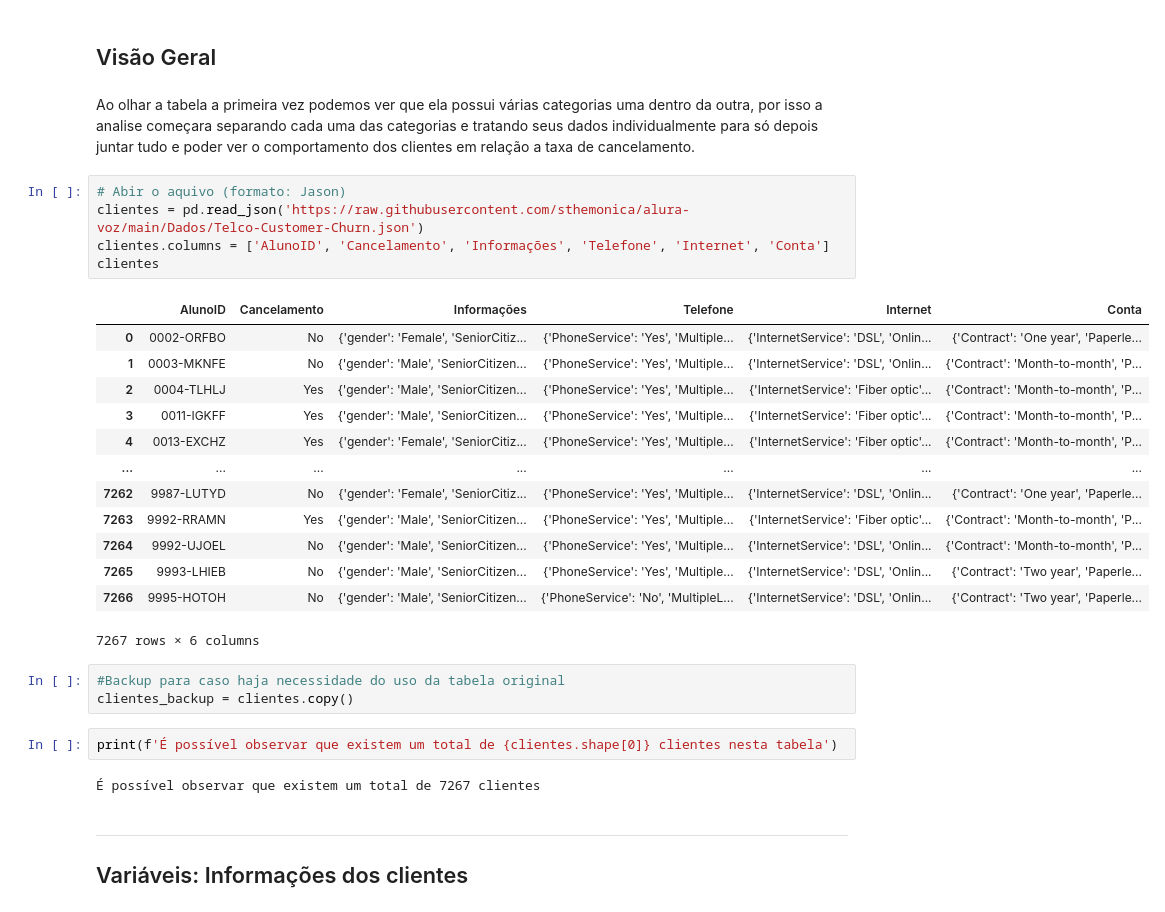
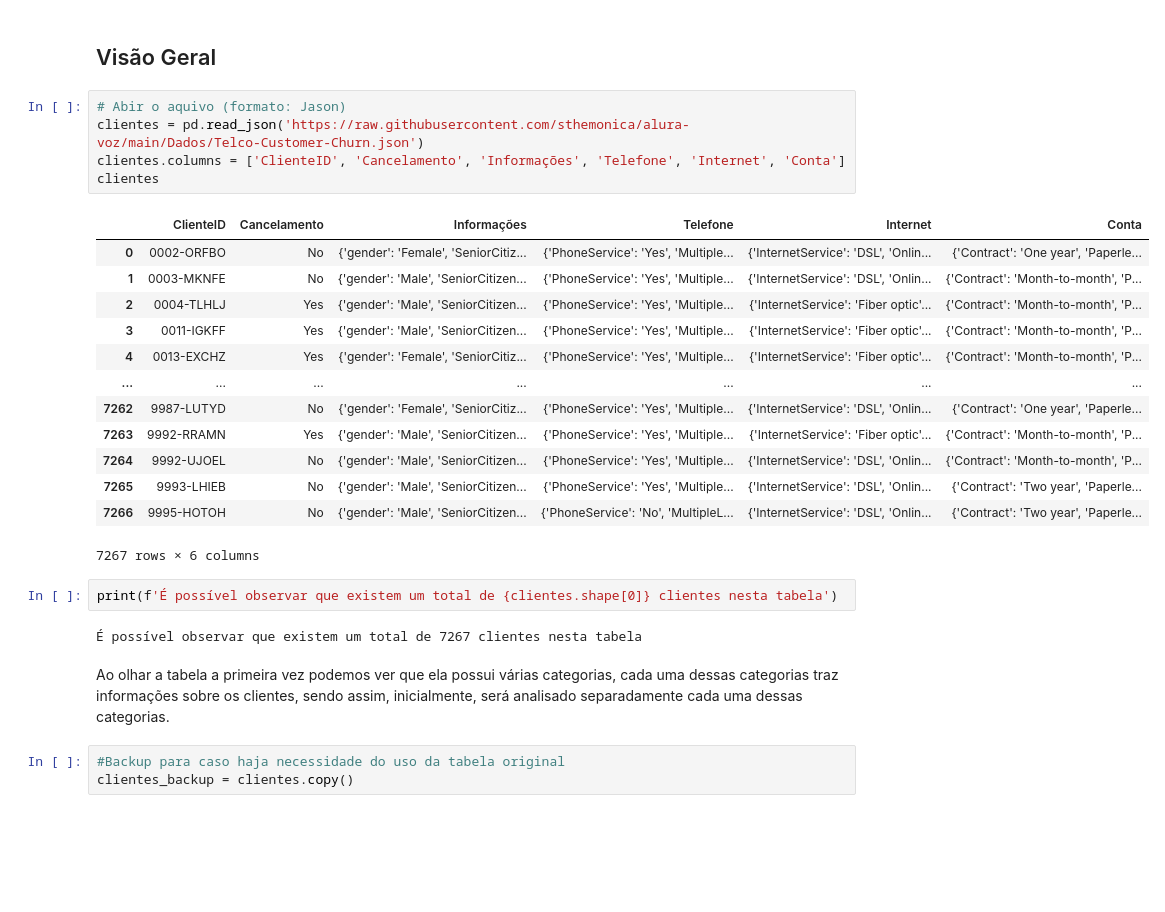
Before and after one commit to devayache/Churn_Rate_Alura_Voz, a Jupyter notebook: Challenges_Semana_1.ipynb, the cells around one changed output. Cells and saved outputs as stored; diff of their text form; blank space fills up the shorter version.

```diff
--- a/Challenges_Semana_1.ipynb
+++ b/Challenges_Semana_1.ipynb
@@ -13,15 +11,13 @@ A <font color='green'> Alura Voz</font> é uma empresa que fornece de telecomuni
 import pandas as pd
 # %% [markdown]
 ## Visão Geral
-# %% [markdown]
-Ao olhar a tabela a primeira vez podemos ver que ela possui várias categorias uma dentro da outra, por isso a analise começara separando cada uma das categorias e tratando seus dados individualmente para só depois juntar tudo e poder ver o comportamento dos clientes em relação a taxa de cancelamento.
 # %%
 # Abir o aquivo (formato: Jason)
 clientes = pd.read_json('https://raw.githubusercontent.com/sthemonica/alura-voz/main/Dados/Telco-Customer-Churn.json')
-clientes.columns = ['AlunoID', 'Cancelamento', 'Informações', 'Telefone', 'Internet', 'Conta']
+clientes.columns = ['ClienteID', 'Cancelamento', 'Informações', 'Telefone', 'Internet', 'Conta']
 clientes
 # %% [output]
-|  | AlunoID | Cancelamento | Informações | Telefone | Internet | Conta |
+|  | ClienteID | Cancelamento | Informações | Telefone | Internet | Conta |
 | 0 | 0002-ORFBO | No | {'gender': 'Female', 'SeniorCitiz... | {'PhoneService': 'Yes', 'Multiple... | {'InternetService': 'DSL', 'Onlin... | {'Contract': 'One year', 'Paperle... |
 | 1 | 0003-MKNFE | No | {'gender': 'Male', 'SeniorCitizen... | {'PhoneService': 'Yes', 'Multiple... | {'InternetService': 'DSL', 'Onlin... | {'Contract': 'Month-to-month', 'P... |
 | 2 | 0004-TLHLJ | Yes | {'gender': 'Male', 'SeniorCitizen... | {'PhoneService': 'Yes', 'Multiple... | {'InternetService': 'Fiber optic'... | {'Contract': 'Month-to-month', 'P... |
@@ -34,17 +30,12 @@ clientes
 | 7265 | 9993-LHIEB | No | {'gender': 'Male', 'SeniorCitizen... | {'PhoneService': 'Yes', 'Multiple... | {'InternetService': 'DSL', 'Onlin... | {'Contract': 'Two year', 'Paperle... |
 | 7266 | 9995-HOTOH | No | {'gender': 'Male', 'SeniorCitizen... | {'PhoneService': 'No', 'MultipleL... | {'InternetService': 'DSL', 'Onlin... | {'Contract': 'Two year', 'Paperle... |
 7267 rows × 6 columns
+# %%
+print(f'É possível observar que existem um total de {clientes.shape[0]} clientes nesta tabela')
+# %% [output]
+É possível observar que existem um total de 7267 clientes nesta tabela
+# %% [markdown]
+Ao olhar a tabela a primeira vez podemos ver que ela possui várias categorias, cada uma dessas categorias traz informações sobre os clientes, sendo assim, inicialmente, será analisado separadamente cada uma dessas categorias.
 # %%
 #Backup para caso haja necessidade do uso da tabela original
 clientes_backup = clientes.copy()
-# %%
-print(f'É possível observar que existem um total de {clientes.shape[0]} clientes nesta tabela')
-# %% [output]
-É possível observar que existem um total de 7267 clientes
-# %% [markdown]
-
-
----
-
-
-## Variáveis: Informações dos clientes
```
Also changed, not shown: parts of 199 cells of this notebook.
